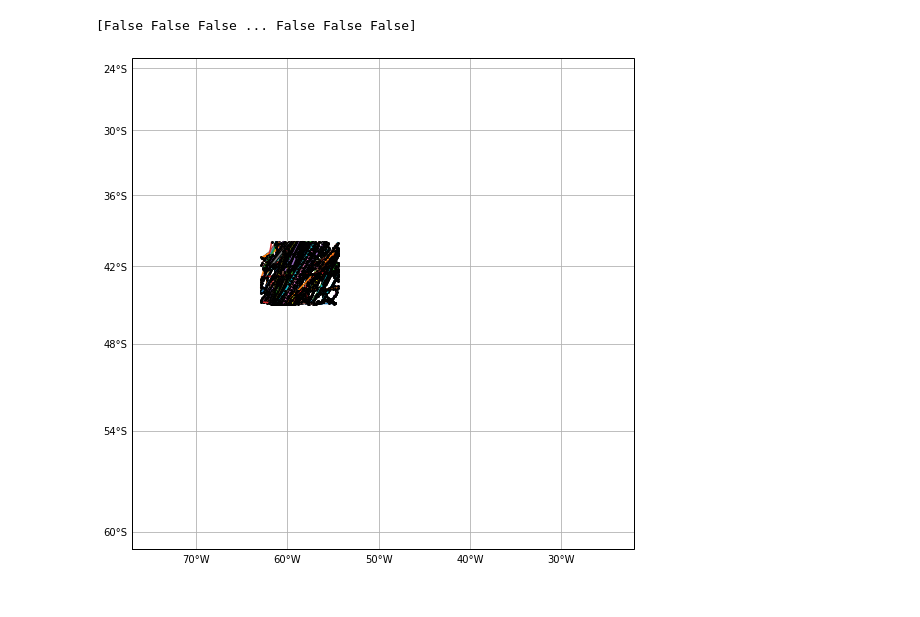
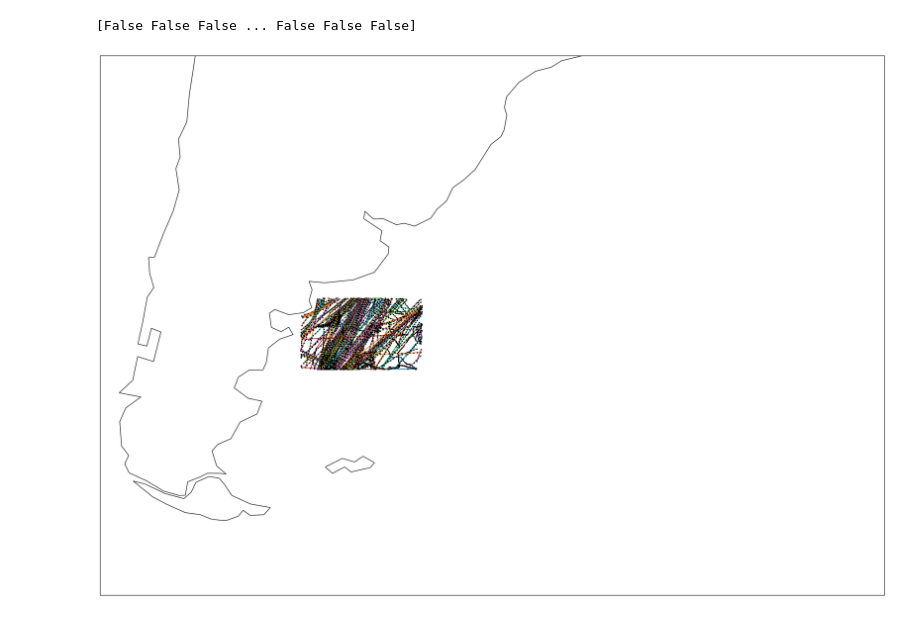
Before and after one commit to johnwoodill/Patagonia-EDA, a Jupyter notebook: notebooks/Patagonia-Test-Map.ipynb, the cells around one changed output. Cells and saved outputs as stored; diff of their text form; code cells hidden in the pictures.

```diff
--- a/notebooks/Patagonia-Test-Map.ipynb
+++ b/notebooks/Patagonia-Test-Map.ipynb
@@ -151,37 +151,37 @@ mdat = mdat[(mdat['vessel_A_lat'] >= plat1) & (mdat['vessel_A_lat'] <= plat2)]
 
 # Specific time
 my_dpi=96
-request = cimgt.OSM()
-fig, ax = make_map(projection=request.crs)
+#request = cimgt.OSM()
+#fig, ax = make_map(projection=request.crs)
 
-#fig = plt.figure(figsize=(2600/my_dpi, 1800/my_dpi), dpi=my_dpi)
-#ax = plt.axes(projection=ccrs.PlateCarree())
+fig = plt.figure(figsize=(2600/my_dpi, 1800/my_dpi), dpi=my_dpi)
+ax = plt.axes(projection=ccrs.PlateCarree())
 # ax.background_img(name='BM', resolution='low')
 ax.set_extent([lon1, lon2, lat1, lat2])
-#ax.coastlines()
+ax.coastlines()
 #ax.stock_img()
 
 
 #tdat = mdat[mdat['timestamp'] == "2016-03-10 00:00:00"]
 for mmsi, track in mdat.groupby('vessel_A'):
 
     x = track.vessel_A_lon.values
     y = track.vessel_A_lat.values
 
     ax.plot(x, y, label=mmsi, transform=ccrs.PlateCarree())
     ax.plot(x, y, 'o', markersize=1, color = 'black', label=mmsi, transform=ccrs.PlateCarree())
 
 #ax.plot(cdat['lon'], cdat['lat'], 'o', markersize=1, color = 'red', transform=ccrs.PlateCarree())
 #ax.plot(-25.463418, -24.623938, 'o', markersize=10, color = 'red', transform=ccrs.PlateCarree())
 #ax.plot(pdat['lon'], pdat['lat'], label=mmsi, transform=ccrs.PlateCarree())
 #ax.plot(pdat['lon'], pdat['lat'], 'o', markersize=1, color = 'red', label=mmsi, transform=ccrs.PlateCarree())
 
 
 
 
 # ax.set_extent(extent)
 
 # ax.add_image(request, 10)
 #
 # %% [output]
-[figure, old version]
+[figure, new version]
```
Also changed, not shown: parts of 1 cell of this notebook, 3 other files.
